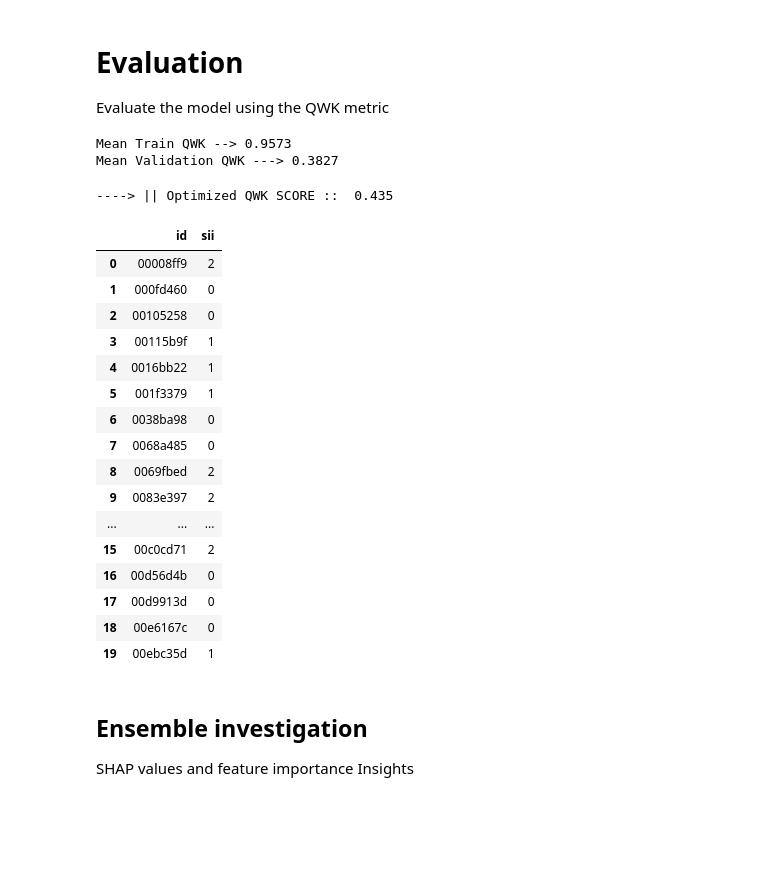
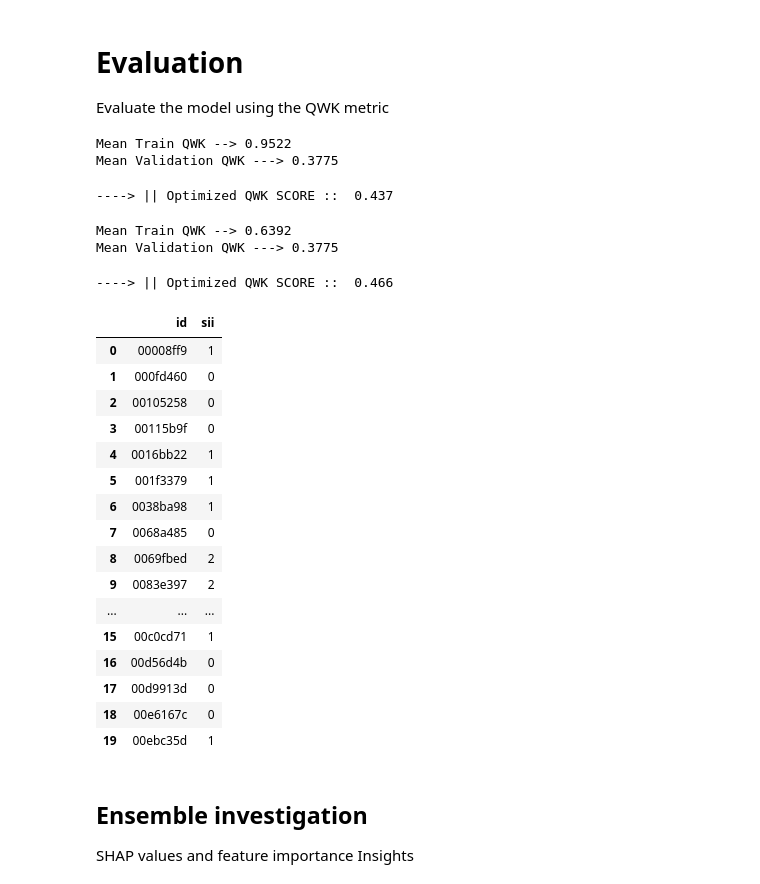
Before and after one commit to Idelsohn/Children-Internet-Use, a Jupyter notebook: notebooks/Kaggle_Submission.ipynb, the cells around one changed output. Cells and saved outputs as stored; diff of their text form; code cells hidden in the pictures; blank space fills up the shorter version.

Commit message:
Hyperparameters Tuning XGBoost+LGBM - 0.466CV/0.446LB

```diff
--- a/notebooks/Kaggle_Submission.ipynb
+++ b/notebooks/Kaggle_Submission.ipynb
@@ -89,7 +86,7 @@ def process_file(filename, dirname):
         dirname - name of the directory which the file is located
     '''
     df = pd.read_parquet(os.path.join(dirname, filename, 'part-0.parquet'))
-    df.drop(['step','battery_voltage','weekday'], axis=1, inplace=True)
+    df.drop('step', axis=1, inplace=True)
     return df.describe().values.reshape(-1), filename.split('=')[1]
 
 def load_time_series(dirname) -> pd.DataFrame:
@@ -107,6 +104,3 @@ def load_time_series(dirname) -> pd.DataFrame:
 ######## Download the Tabular data
 train_ts = load_time_series("/kaggle/input/child-mind-institute-problematic-internet-use/series_train.parquet")
 test_ts = load_time_series("/kaggle/input/child-mind-institute-problematic-internet-use/series_test.parquet")
-
-time_series_cols = train_ts.columns.tolist()
-time_series_cols.remove("id")
@@ -115,3 +106,0 @@ Because we used the describe function we get the amount of data rows for every t
-# %%
-train_ts = train_ts.drop(train_ts.iloc[:,1:10].columns,axis=1)
-test_ts = test_ts.drop(test_ts.iloc[:,1:10].columns,axis=1)
@@ -359,11 +401,12 @@ test = pd.concat([test_processed, test_cat_best], axis=1, ignore_index=False)
 try:
     train = train.merge(train_ts, on='id', how='left')
     train.drop(['id'], axis =1, inplace = True)
-    train['accelerometer_data'] = train['stat_0'].notnull()
+    # Boolean column whether or not the person has data from the accelerometer
+    train['accelerometer_data'] = train[train_ts.columns[0]].notnull()
 
     test = test.merge(test_ts, on='id', how='left')
     test.drop(['id'], axis =1, inplace = True)
-    test['accelerometer_data'] = test['stat_0'].notnull()
+    test['accelerometer_data'] = test[test_ts.columns[0]].notnull()
 
 except:
     print("Already dropped id")
@@ -373,22 +428,9 @@ Evaluate the model using the QWK metric
 # %%
-def quadratic_weighted_kappa(y_true, y_pred):
-    return cohen_kappa_score(y_true, y_pred, weights='quadratic')
-
-def threshold_Rounder(oof_non_rounded, thresholds):
-    return np.where(oof_non_rounded < thresholds[0], 0,
-                    np.where(oof_non_rounded < thresholds[1], 1,
-                             np.where(oof_non_rounded < thresholds[2], 2, 3)))
-
-def evaluate_predictions(thresholds, y_true, oof_non_rounded):
-    rounded_p = threshold_Rounder(oof_non_rounded, thresholds)
-    return -quadratic_weighted_kappa(y_true, rounded_p)
-
-
 def TrainML(model_class, test_data):
     X = train.drop(['sii'], axis=1)
     y = train['sii']
 
-    SKF = StratifiedKFold(n_splits=n_splits, shuffle=True, random_state=random_state)
+    SKF = StratifiedKFold(n_splits=5, shuffle=True, random_state=random_state)
 
     train_S = []
     test_S = []
@@ -444,3 +486,19 @@ def TrainML(model_class, test_data):
     })
 
     return submission
+# %%
+Light = LGBMRegressor(verbose = -1)
+XGB_Model = XGBRegressor()
+CatBoost_Model = CatBoostRegressor(verbose = False)
+
+voting_model = VotingRegressor(estimators=[
+    ('lightgbm', Light),
+    ('xgboost', XGB_Model),
+    ('catboost', CatBoost_Model)
+])
+
+pre_tuned_sub = TrainML(voting_model, test)
+# %% [output]
+Mean Train QWK --> 0.9522
+Mean Validation QWK ---> 0.3775
+----> || Optimized QWK SCORE ::  0.437
@@ -447,35 +548,34 @@ def TrainML(model_class, test_data):
 # %%
-Light = LGBMRegressor(verbose = -1)
-XGB_Model = XGBRegressor()
+Light = LGBMRegressor(**lgbm_params,verbose = -1)
+XGB_Model = XGBRegressor(**xgb_params)
 CatBoost_Model = CatBoostRegressor(verbose = False)
-
 
 voting_model = VotingRegressor(estimators=[
     ('lightgbm', Light),
     ('xgboost', XGB_Model),
     ('catboost', CatBoost_Model)
 ])
 
 Submission = TrainML(voting_model, test)
 
 Submission
 # %% [output]
-Mean Train QWK --> 0.9573
-Mean Validation QWK ---> 0.3827
+Mean Train QWK --> 0.6392
+Mean Validation QWK ---> 0.3775
-----> || Optimized QWK SCORE ::  0.435
+----> || Optimized QWK SCORE ::  0.466
 |  | id | sii |
-| 0 | 00008ff9 | 2 |
+| 0 | 00008ff9 | 1 |
 | 1 | 000fd460 | 0 |
 | 2 | 00105258 | 0 |
-| 3 | 00115b9f | 1 |
+| 3 | 00115b9f | 0 |
 | 4 | 0016bb22 | 1 |
 | 5 | 001f3379 | 1 |
-| 6 | 0038ba98 | 0 |
+| 6 | 0038ba98 | 1 |
 | 7 | 0068a485 | 0 |
 | 8 | 0069fbed | 2 |
 | 9 | 0083e397 | 2 |
 | ... | ... | ... |
-| 15 | 00c0cd71 | 2 |
+| 15 | 00c0cd71 | 1 |
 | 16 | 00d56d4b | 0 |
 | 17 | 00d9913d | 0 |
 | 18 | 00e6167c | 0 |
```
Also changed, not shown: parts of 15 cells of this notebook, 8 other files.
